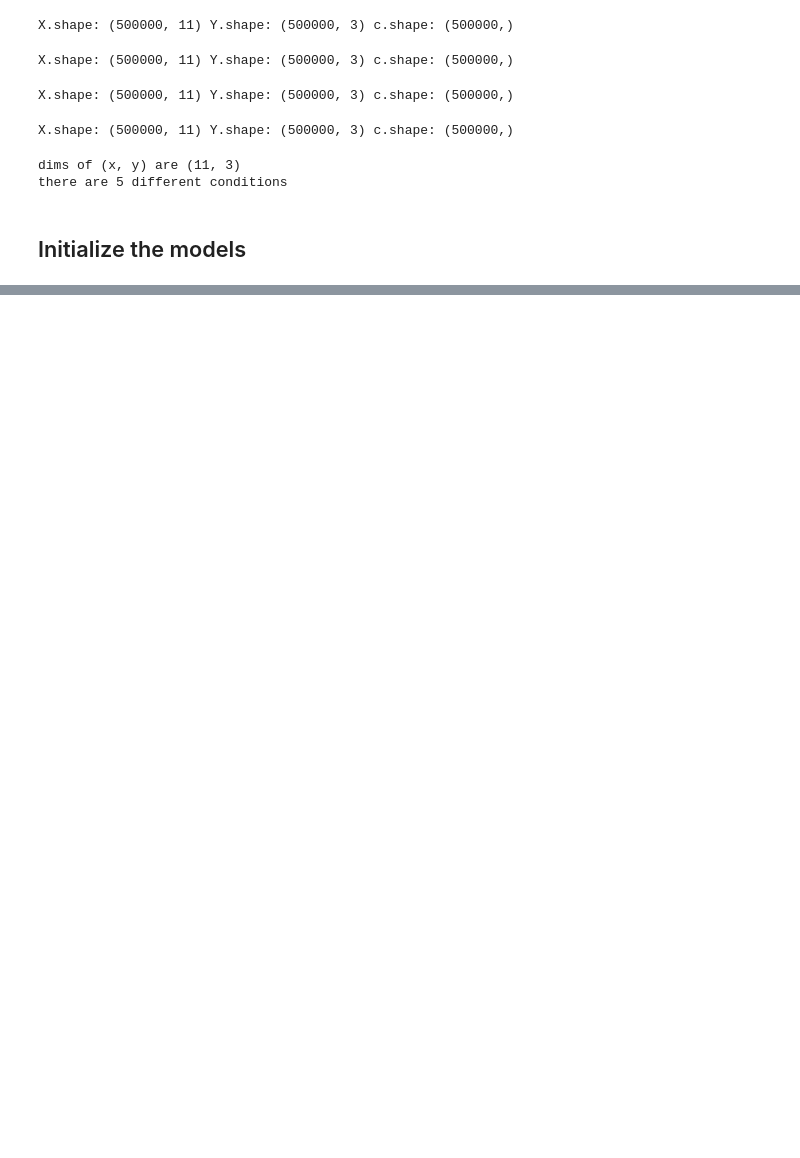
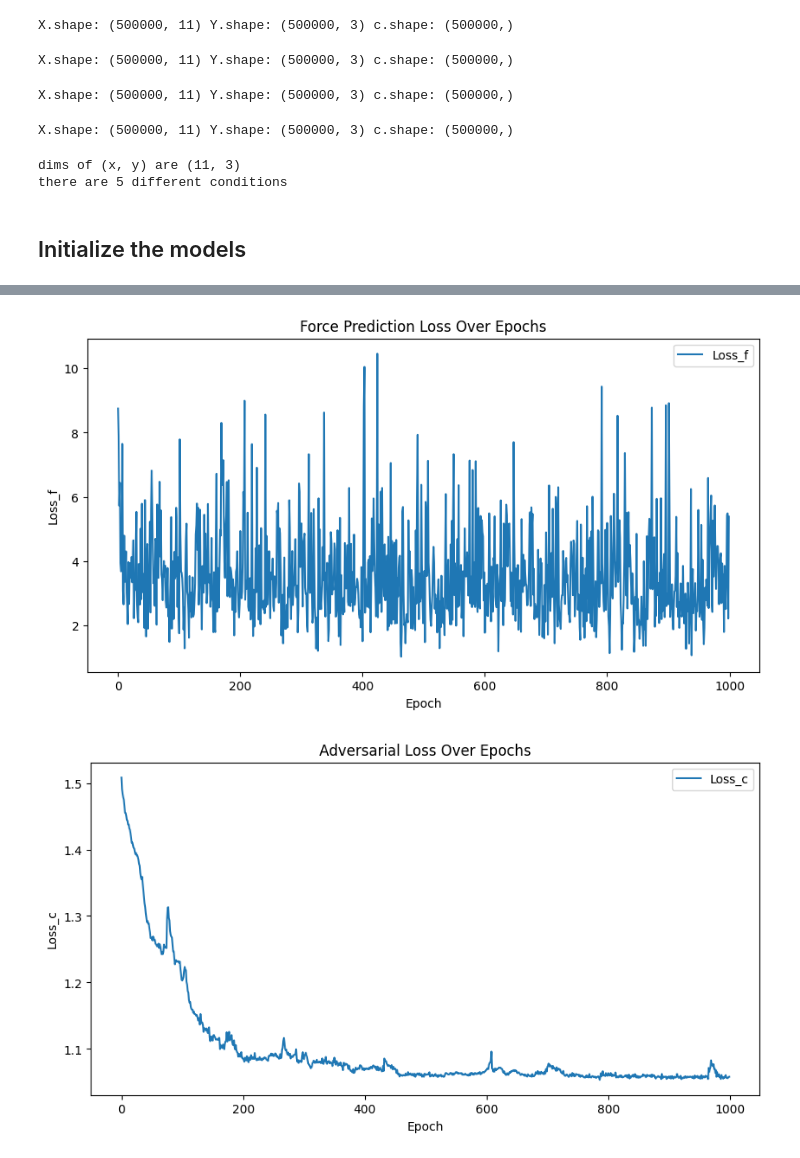
Before and after one commit to haohao1331/simple-quad-sim, a Jupyter notebook: training.ipynb, the cells around one changed output, grey strips where cells are left out. Drawn from its saved outputs; the diff is of its cells as text; code cells hidden in the pictures; blank space fills up the shorter version.

```diff
--- a/training.ipynb
+++ b/training.ipynb
@@ -181,0 +179,21 @@ for epoch in range(1000):
+# %%
+# Plot loss_f
+plt.figure(figsize=(10, 5))
+plt.plot(Loss_f, label='Loss_f')
+plt.xlabel('Epoch')
+plt.ylabel('Loss_f')
+plt.title('Force Prediction Loss Over Epochs')
+plt.legend()
+plt.show()
+
+# Plot loss_c
+plt.figure(figsize=(10, 5))
+plt.plot(Loss_c, label='Loss_c')
+plt.xlabel('Epoch')
+plt.ylabel('Loss_c')
+plt.title('Adversarial Loss Over Epochs')
+plt.legend()
+plt.show()
+# %% [output]
+[figure, added]
+[figure, added]
```
Also changed, not shown: parts of 4 cells of this notebook, 4 other files.
